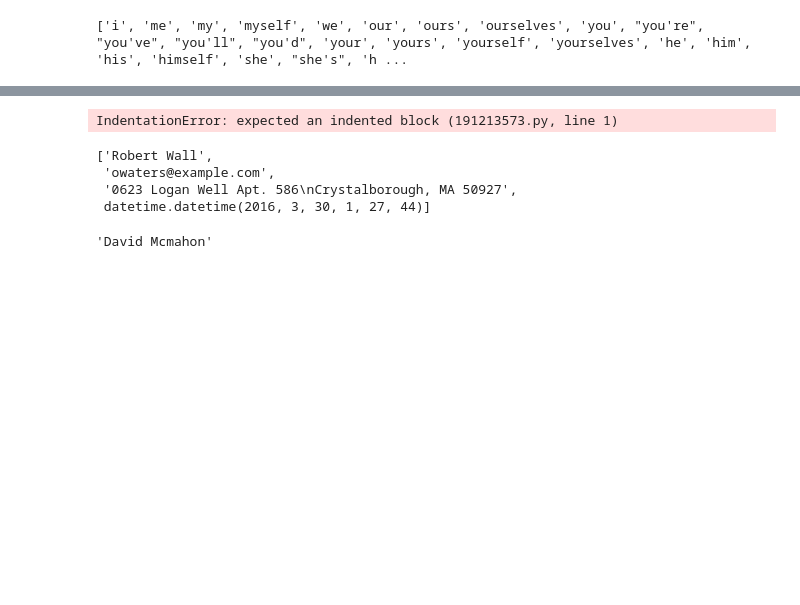
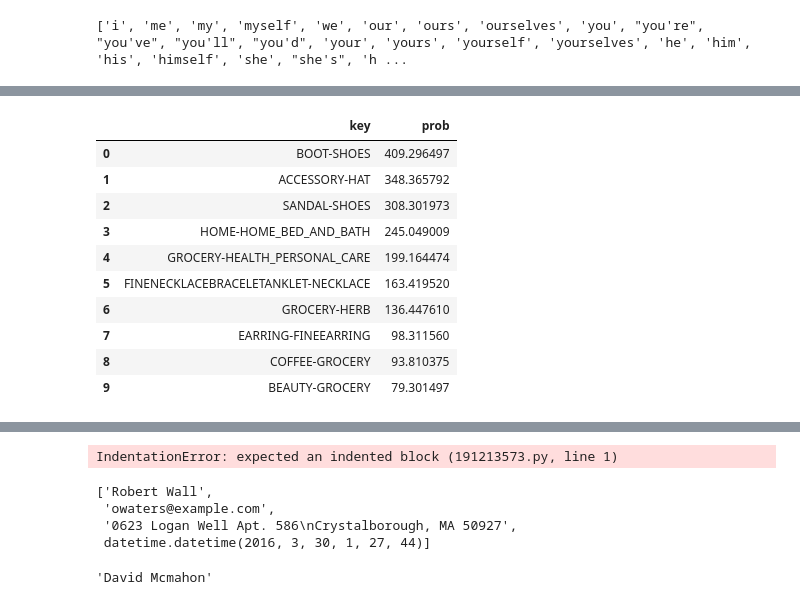
Before and after one commit to shishircc/data-generator, a Jupyter notebook: DataGenV2.ipynb, the cells around one changed output, grey strips where cells are left out. Cells and saved outputs as stored; diff of their text form; code cells hidden in the pictures; blank space fills up the shorter version.

```diff
--- a/DataGenV2.ipynb
+++ b/DataGenV2.ipynb
@@ -227,0 +295,16 @@ model.findKBest
+# %%
+corr = pd.read_csv("corss.csv")
+# %%
+corr.head(10)
+# %% [output]
+|  | key | prob |
+| 0 | BOOT-SHOES | 409.296497 |
+| 1 | ACCESSORY-HAT | 348.365792 |
+| 2 | SANDAL-SHOES | 308.301973 |
+| 3 | HOME-HOME_BED_AND_BATH | 245.049009 |
+| 4 | GROCERY-HEALTH_PERSONAL_CARE | 199.164474 |
+| 5 | FINENECKLACEBRACELETANKLET-NECKLACE | 163.419520 |
+| 6 | GROCERY-HERB | 136.447610 |
+| 7 | EARRING-FINEEARRING | 98.311560 |
+| 8 | COFFEE-GROCERY | 93.810375 |
+| 9 | BEAUTY-GROCERY | 79.301497 |
```
Also changed, not shown: parts of 45 cells of this notebook.
